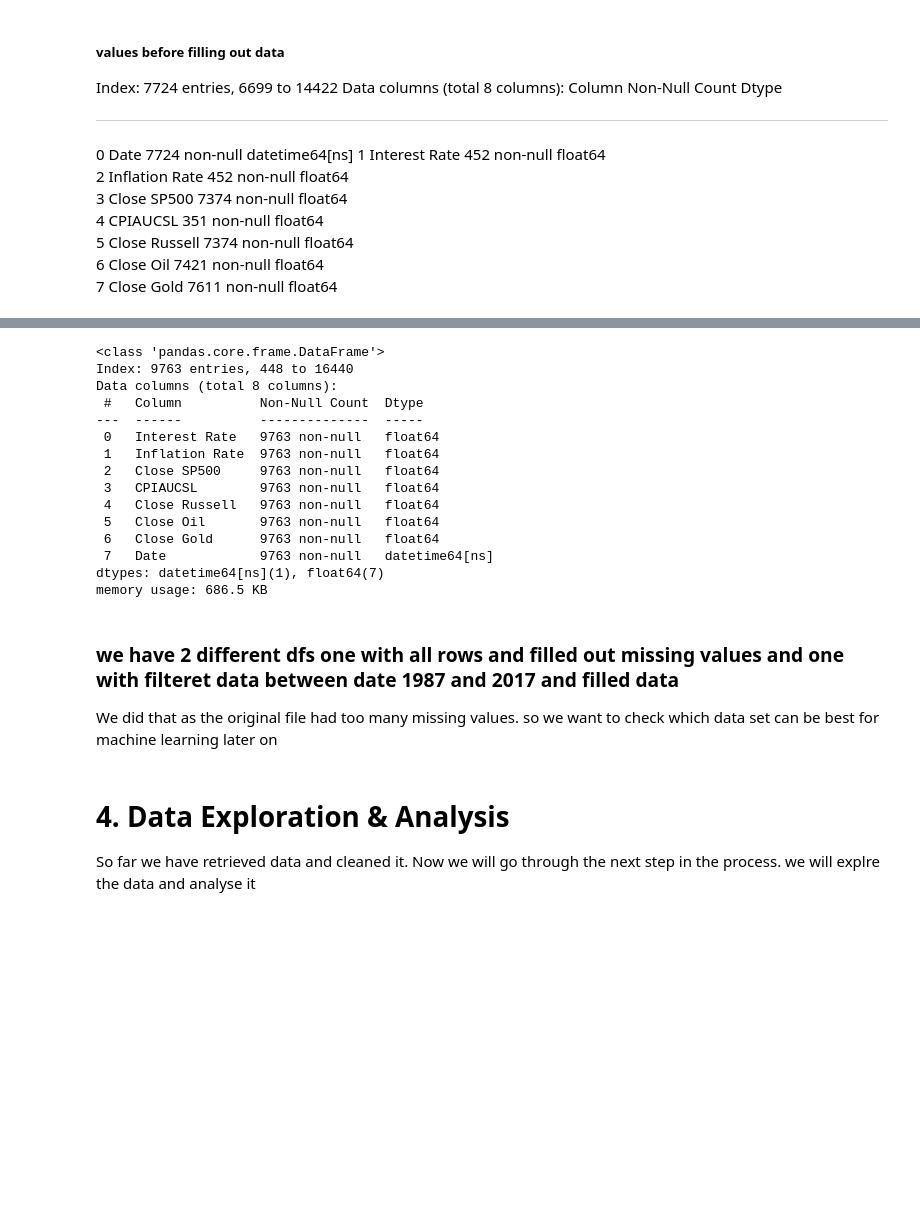
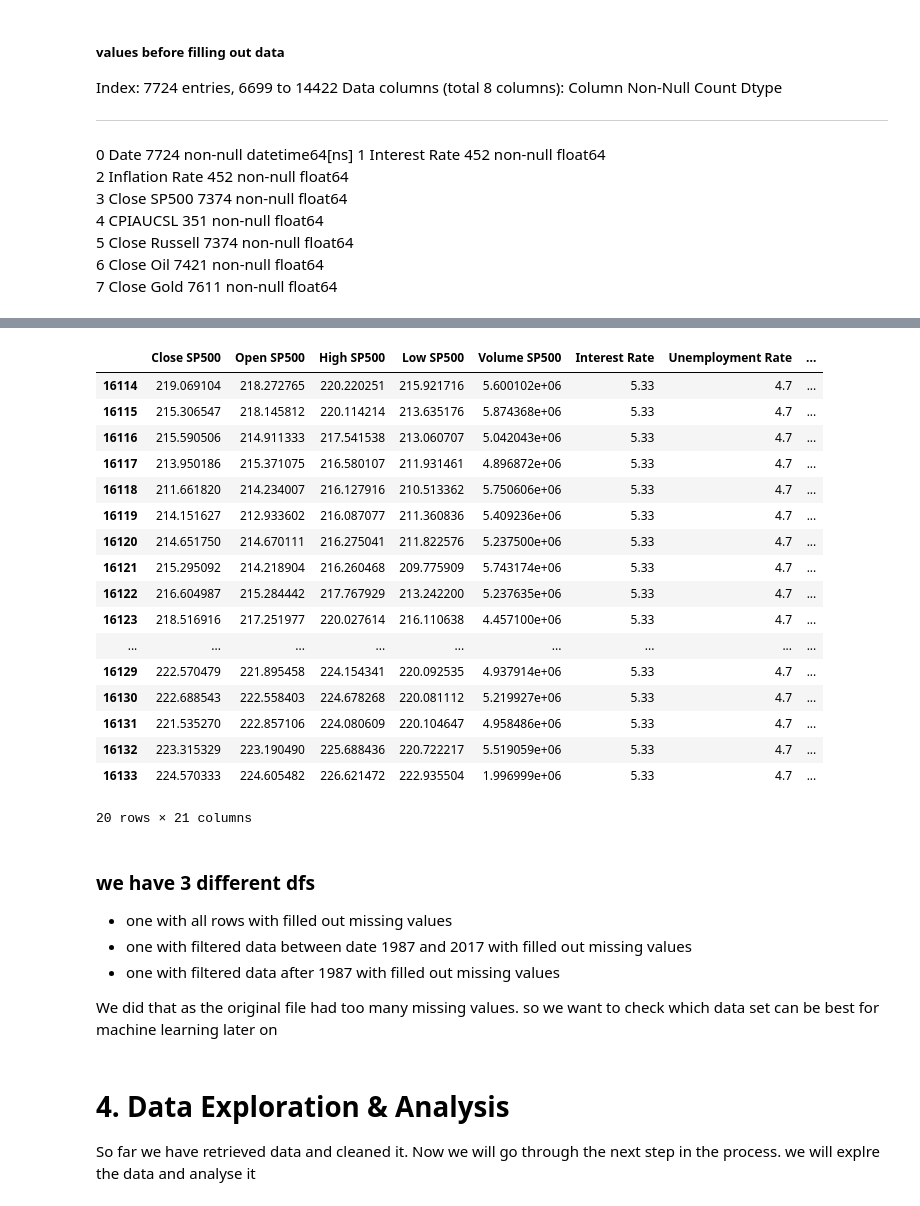
Before and after one commit to badranyoussef/bi-exam-project-stock, a Jupyter notebook: notebooks/ExamProject.ipynb, the cells around one changed output, grey strips where cells are left out. Cells and saved outputs as stored; diff of their text form; code cells hidden in the pictures; blank space fills up the shorter version.

```diff
--- a/notebooks/ExamProject.ipynb
+++ b/notebooks/ExamProject.ipynb
@@ -408,27 +472,33 @@ df_filtered_filled
 # %%
 df_filtered_after1987 = df_combined[(df_combined['Date'] >= '1987-10-01')]
-# %%
-df_filtered_after1987_filled = df_filtered_after1987[['Interest Rate','Inflation Rate', 'Close SP500', 'CPIAUCSL', 'Close Russell', 'Close Oil', 'Close Gold']].ffill().bfill()
-df_filtered_after1987_filled['Date'] = df_filtered_after1987['Date']
-df_filtered_after1987_filled.info()
-# %% [output]
-<class 'pandas.core.frame.DataFrame'>
-Index: 9763 entries, 448 to 16440
-Data columns (total 8 columns):
- #   Column          Non-Null Count  Dtype
----  ------          --------------  -----
- 0   Interest Rate   9763 non-null   float64
- 1   Inflation Rate  9763 non-null   float64
- 2   Close SP500     9763 non-null   float64
- 3   CPIAUCSL        9763 non-null   float64
- 4   Close Russell   9763 non-null   float64
- 5   Close Oil       9763 non-null   float64
- 6   Close Gold      9763 non-null   float64
- 7   Date            9763 non-null   datetime64[ns]
-dtypes: datetime64[ns](1), float64(7)
-memory usage: 686.5 KB
+# %%
+df_filtered_after1987_filled = fill_missing_values(df_filtered_after1987, 'Date')
+
+df_filtered_after1987_filled.tail(20)
+# %% [output]
+|  | Close SP500 | Open SP500 | High SP500 | Low SP500 | Volume SP500 | Interest Rate | Unemployment Rate | ... |
+| 16114 | 219.069104 | 218.272765 | 220.220251 | 215.921716 | 5.600102e+06 | 5.33 | 4.7 | ... |
+| 16115 | 215.306547 | 218.145812 | 220.114214 | 213.635176 | 5.874368e+06 | 5.33 | 4.7 | ... |
+| 16116 | 215.590506 | 214.911333 | 217.541538 | 213.060707 | 5.042043e+06 | 5.33 | 4.7 | ... |
+| 16117 | 213.950186 | 215.371075 | 216.580107 | 211.931461 | 4.896872e+06 | 5.33 | 4.7 | ... |
+| 16118 | 211.661820 | 214.234007 | 216.127916 | 210.513362 | 5.750606e+06 | 5.33 | 4.7 | ... |
+| 16119 | 214.151627 | 212.933602 | 216.087077 | 211.360836 | 5.409236e+06 | 5.33 | 4.7 | ... |
+| 16120 | 214.651750 | 214.670111 | 216.275041 | 211.822576 | 5.237500e+06 | 5.33 | 4.7 | ... |
+| 16121 | 215.295092 | 214.218904 | 216.260468 | 209.775909 | 5.743174e+06 | 5.33 | 4.7 | ... |
+| 16122 | 216.604987 | 215.284442 | 217.767929 | 213.242200 | 5.237635e+06 | 5.33 | 4.7 | ... |
+| 16123 | 218.516916 | 217.251977 | 220.027614 | 216.110638 | 4.457100e+06 | 5.33 | 4.7 | ... |
+| ... | ... | ... | ... | ... | ... | ... | ... | ... |
+| 16129 | 222.570479 | 221.895458 | 224.154341 | 220.092535 | 4.937914e+06 | 5.33 | 4.7 | ... |
+| 16130 | 222.688543 | 222.558403 | 224.678268 | 220.081112 | 5.219927e+06 | 5.33 | 4.7 | ... |
+| 16131 | 221.535270 | 222.857106 | 224.080609 | 220.104647 | 4.958486e+06 | 5.33 | 4.7 | ... |
+| 16132 | 223.315329 | 223.190490 | 225.688436 | 220.722217 | 5.519059e+06 | 5.33 | 4.7 | ... |
+| 16133 | 224.570333 | 224.605482 | 226.621472 | 222.935504 | 1.996999e+06 | 5.33 | 4.7 | ... |
+20 rows × 21 columns
 # %% [markdown]
-### we have 2 different dfs one with all rows and filled out missing values and one with filteret data between date 1987 and 2017 and filled data
+### we have 3 different dfs
+- one with all rows with filled out missing values
+- one with filtered data between date 1987 and 2017 with filled out missing values
+- one with filtered data after 1987 with filled out missing values
 
 We did that as the original file had too many missing values. so we want to check which data set can be best for machine learning later on
 # %%
```
Also changed, not shown: parts of 25 cells of this notebook, 9 other files.
